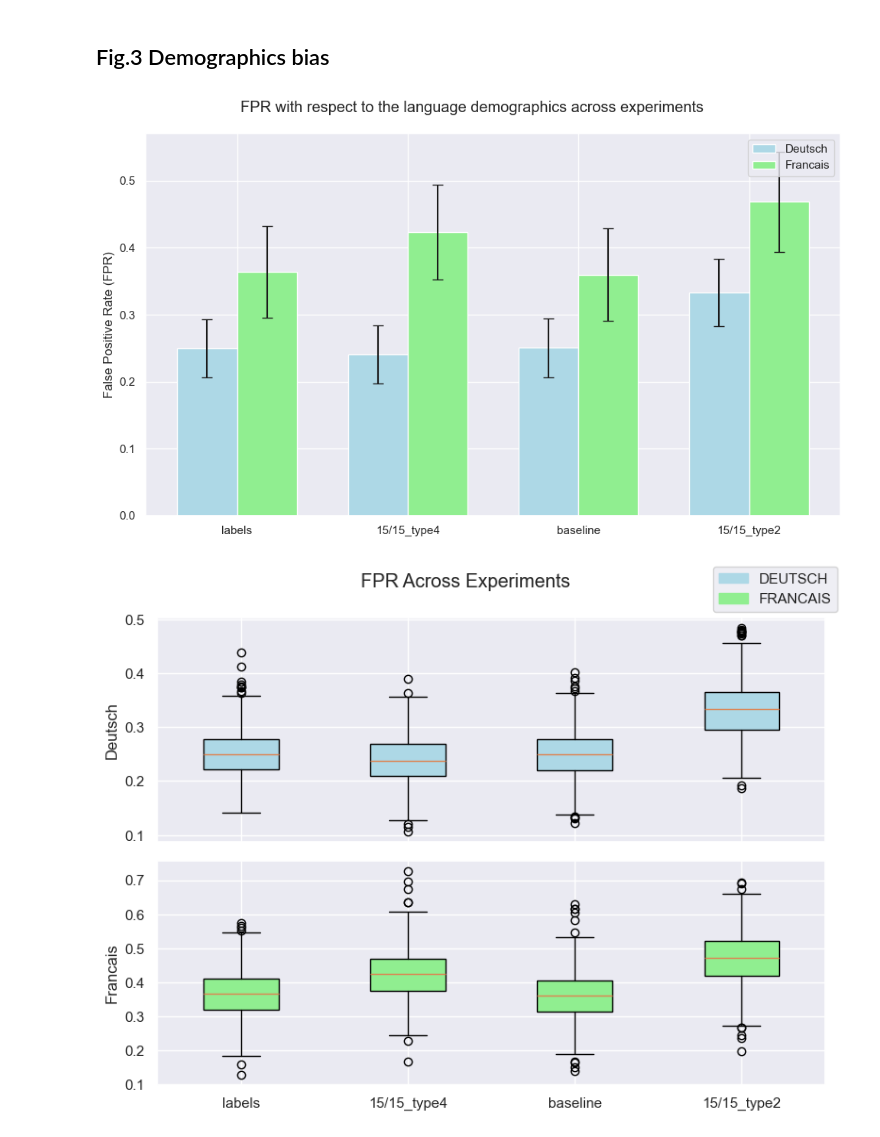
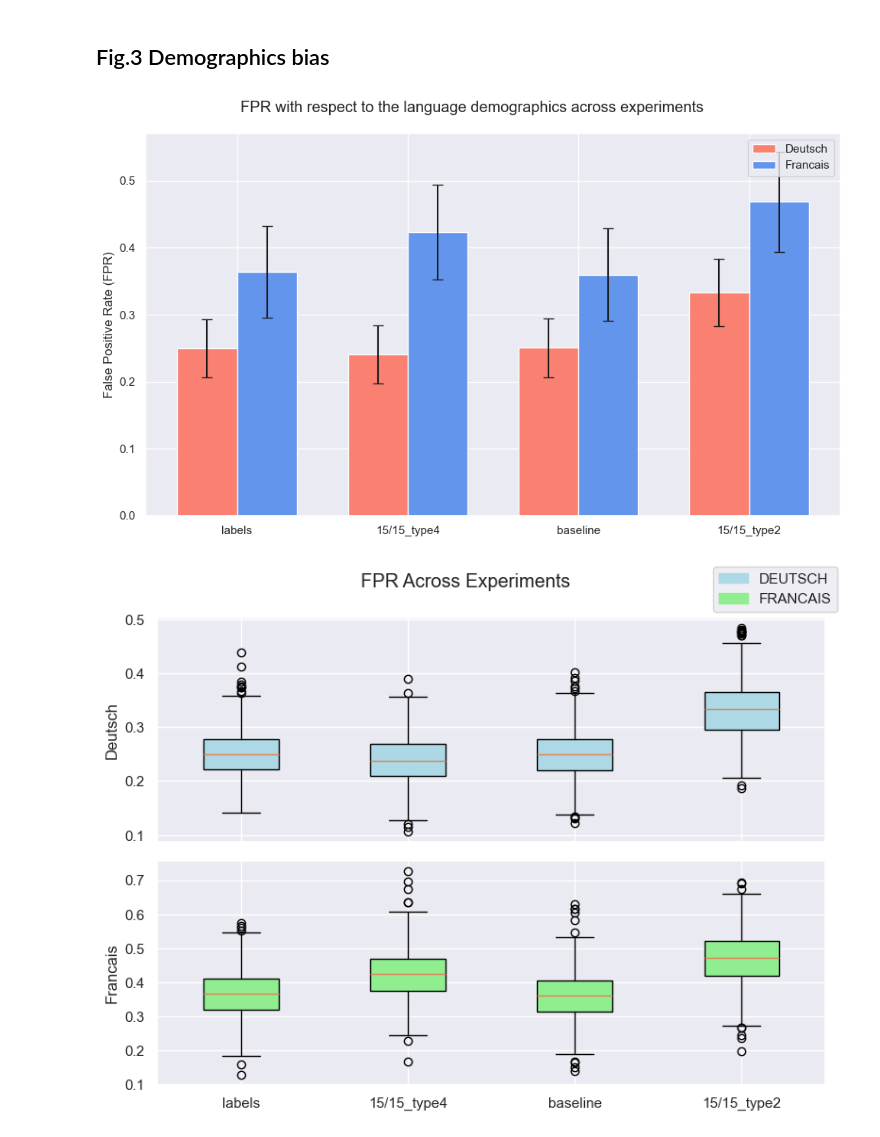
Before and after one commit to CS-433/ml-project-2-losmodelosmatemagicos, a Jupyter notebook: src/results_plots.ipynb, the cells around one changed output. Drawn from its saved outputs; the diff is of its cells as text; code cells hidden in the pictures.

```diff
--- a/src/results_plots.ipynb
+++ b/src/results_plots.ipynb
@@ -396,9 +396,9 @@ def plot_grouped_bar_plots(metrics, metrics_to_plot, title, y_label, colors, fil
         plt.savefig(file_name, dpi=600)
     plt.show()
 # %%
-plot_grouped_bar_plots(metrics_demo, ["Deutsch", "Francais"], 'FPR with respect to the language demographics across experiments', 'False Positive Rate (FPR)', ["lightblue", "lightgreen"])#, file_name='FPR_language.png')
+plot_grouped_bar_plots(metrics_demo, ["Deutsch", "Francais"], 'FPR with respect to the language demographics across experiments', 'False Positive Rate (FPR)', ["salmon", "cornflowerblue"])#, file_name='FPR_language.png')
 # %% [output]
-[figure, old version]
+[figure, new version]
 # %%
 plot_box_plots(metrics_demo, ["Deutsch", "Francais"], 'FPR Across Experiments', ['Deutsch', 'Francais'], ["lightblue", "lightgreen"])
 # %% [output]
```
Also changed, not shown: 1 other file.
